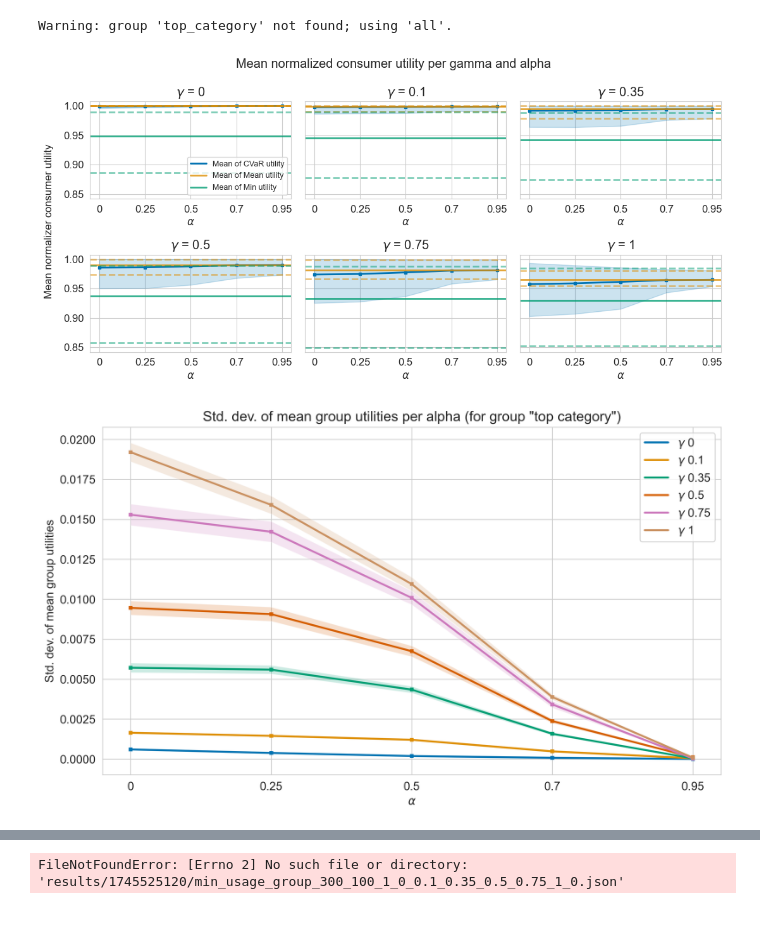
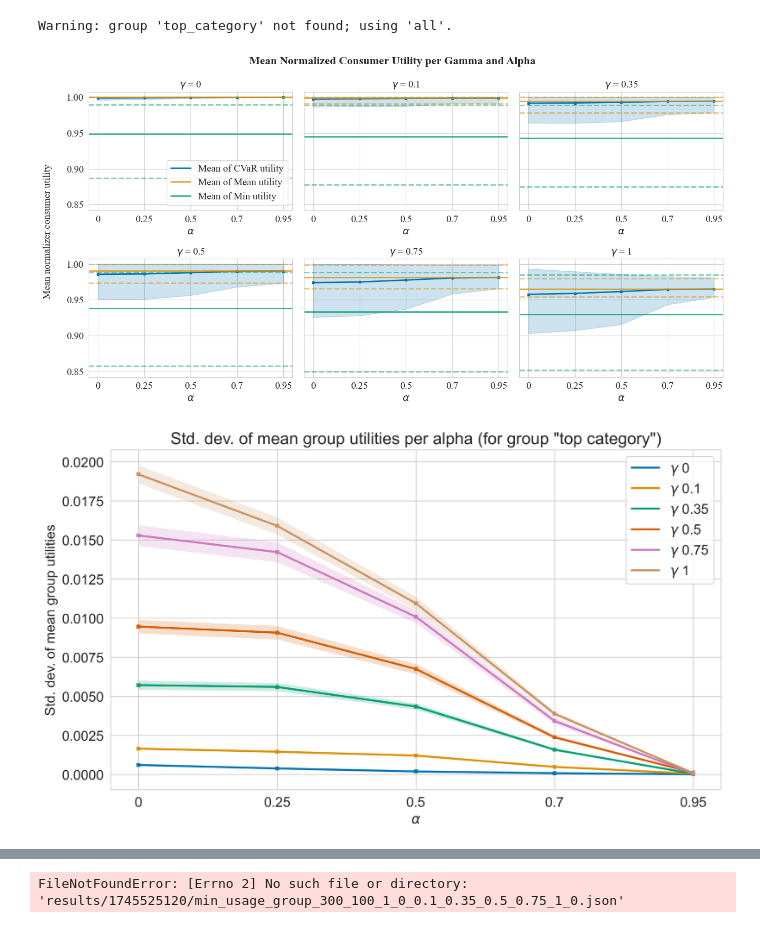
Before and after one commit to dqmis/msc-thesis, a Jupyter notebook: notebooks/movielens/plotting2.ipynb, the cells around one changed output, grey strips where cells are left out. Cells and saved outputs as stored; diff of their text form; code cells hidden in the pictures.

```diff
--- a/notebooks/movielens/plotting2.ipynb
+++ b/notebooks/movielens/plotting2.ipynb
@@ -10,6 +10,7 @@ from src.problems.visualizations import plot_groups_results_per_gamma, plot_grou
 import matplotlib as mpl
 # %%
 mpl.rc('font', **{'size': 12})
+plt.rcParams["font.family"] = "Times New Roman"
 # %%
 ROOT_PATH = "../../results/1745502946"
 
@@ -75,6 +76,8 @@ def plot_groups_results_means_per_alpha(
     If the specified group key isn't found, falls back to 'all'.
     """
     sns.set_style("whitegrid")
+    mpl.rc('font', **{'size': 14})
+    plt.rcParams["font.family"] = "Times New Roman"
 
     # Determine which group to plot
     if groups_key not in results:
@@ -115,7 +118,7 @@ def plot_groups_results_means_per_alpha(
 
     # Create subplots grid
     fig, axes = plt.subplots(rows, cols,
-                             figsize=(4 * cols, 3 * rows),
+                             figsize=(5 * cols, 4 * rows),
                              sharey=True)
     axes = axes.flatten() if hasattr(axes, 'flatten') else [axes]
 
@@ -141,51 +144,51 @@ def plot_groups_results_means_per_alpha(
         ax.axhline(min_means[gamma]["05"], linestyle='--',  color=palette[2], linewidth=2, alpha=0.5)
         ax.axhline(min_means[gamma]["95"], linestyle='--',  color=palette[2], linewidth=2, alpha=0.5)
 
-        ax.set_title(f"$\\gamma$ = {gamma}")
+        ax.set_title(f"$\\gamma$ = {gamma}", fontsize=14)
         ax.set_xlabel("$\\alpha$")
         ax.set_xticks(alphas)
 
         if idx == 0:
-            ax.legend(loc='lower right', fontsize=9, markerscale=0)
+            ax.legend(loc='lower right', fontsize=14, markerscale=0)
 
     # Hide unused subplots
     for ax in axes[n:]:
         ax.axis('off')
 
     # Global labels and title
-    fig.suptitle("Mean normalized consumer utility per gamma and alpha", y=0.93)
+    fig.suptitle("Mean Normalized Consumer Utility per Gamma and Alpha", y=0.93, fontsize=16, weight='bold')
     fig.text(0.04, 0.5, 'Mean normalizer consumer utility', va='center', rotation='vertical')
     fig.tight_layout(rect=[0.05, 0.05, 0.95, 0.95])
 
     # Ensure save directory exists
     save_path = Path(save_path)
     save_path.mkdir(parents=True, exist_ok=True)
 
     # Save to file
     filename = (
         f"cvar_small_multiples_{group_key}_n_consumers_{n_consumers}"
         f"_n_producers_{n_producers}_n_runs_{n_runs}_k_rec_{k_rec}.pdf"
     )
     #plt.legend(loc='lower right', fontsize=8, markerscale=0)
     plt.savefig(save_path / filename, dpi=300, bbox_inches='tight')
     plt.show()
     plt.close(fig)
 
 
 plot_groups_results_means_per_alpha(
     results=results["top_category"],
     groups_key="top_category",
     n_consumers=N_CONSUMERS,
     n_producers=N_PRODUCERS,
     n_runs=N_RUNS,
     k_rec=K_REC,
     mean_means=mean_means,
     min_means=min_means,
     save_path=Path(ROOT_PATH) / "plots",
 )
 # %% [output]
 Warning: group 'top_category' not found; using 'all'.
-[figure, old version]
+[figure, new version]
 # %%
 plot_groups_results_std_per_alpha(
     results=results["top_category"],
@@ -197,7 +200,7 @@ plot_groups_results_std_per_alpha(
     save_path=Path(ROOT_PATH) / "plots",
 )
 # %% [output]
-[figure, old version]
+[figure, new version]
 # %%
 ROOT_PATH = "../../results/1745518833"
 
```
Also changed, not shown: parts of 1 cell of this notebook, 12 other files.
